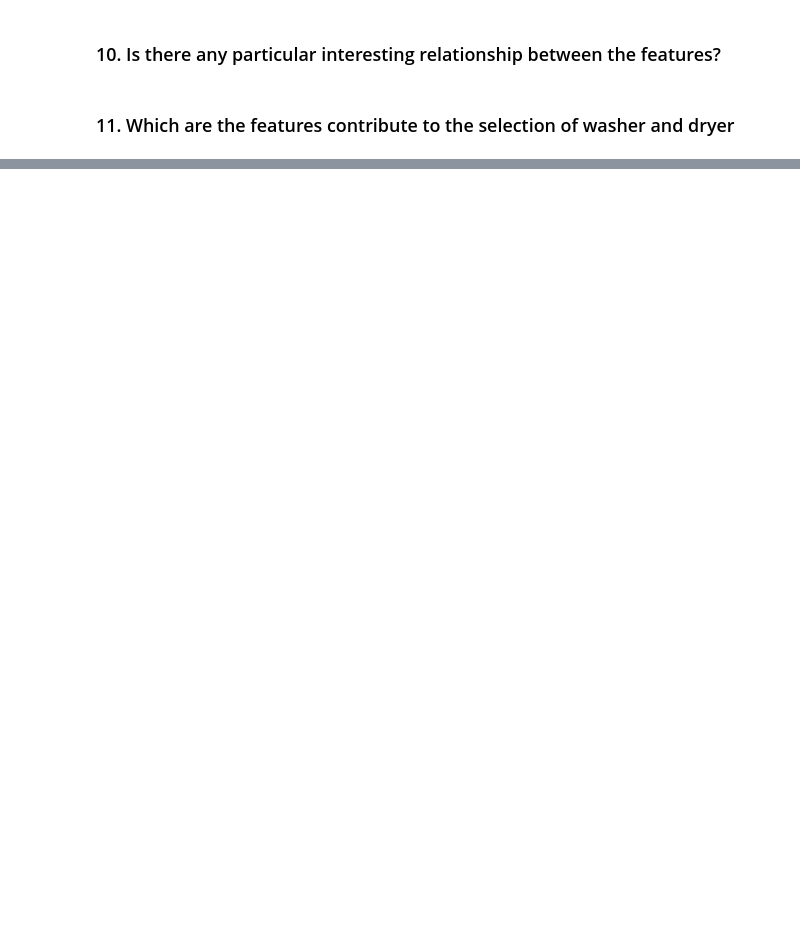
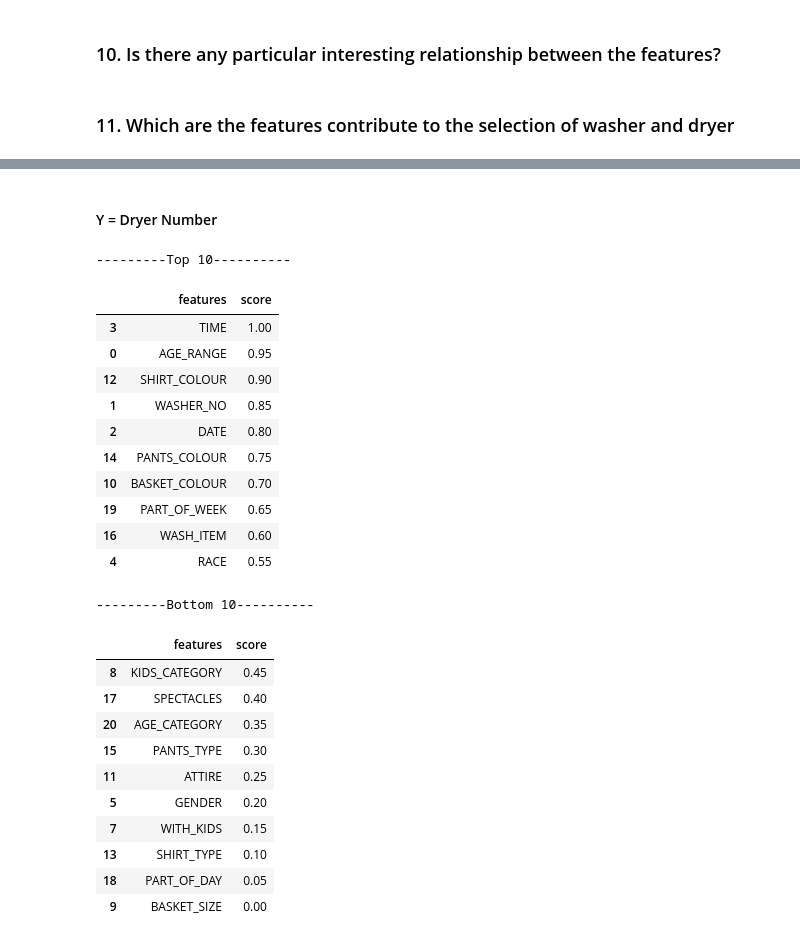
Before and after one commit to mzamfirdaus/dataminingproject, a Jupyter notebook: datapreprocessing.ipynb, the cells around one changed output, grey strips where cells are left out. Cells and saved outputs as stored; diff of their text form; code cells hidden in the pictures; blank space fills up the shorter version.

```diff
--- a/datapreprocessing.ipynb
+++ b/datapreprocessing.ipynb
@@ -903,0 +996,8 @@ alt.Chart(femaleWithKids).mark_bar().encode(
+# %%
+y_dryer = df_FS['DRYER_NO']
+X_dryer = df_FS.drop('DRYER_NO', axis=1)
+
+# your codes here...
+rf = RandomForestClassifier(n_jobs=-1, class_weight="balanced", max_depth=5)
+feat_selector_dryer = BorutaPy(rf, n_estimators="auto", random_state=1)
+feat_selector_dryer.fit(X_dryer.values, y_dryer.values.ravel())
@@ -903,0 +1056,42 @@ alt.Chart(femaleWithKids).mark_bar().encode(
+# %% [markdown]
+#### Y = Dryer Number
+# %%
+print('---------Top 10----------')
+# your codes here...
+# get ranking returned by boruta
+colnames = X_dryer.columns
+boruta_score_dryer = ranking(list(map(float, feat_selector_dryer.ranking_)), colnames, order=-1)
+boruta_score_dryer = pd.DataFrame(list(boruta_score_dryer.items()), columns=["features","score"])
+boruta_score_dryer = boruta_score_dryer.sort_values("score", ascending=False)
+
+#display top 10
+display(boruta_score_dryer.head(10))
+
+print('---------Bottom 10----------')
+# your codes here...
+boruta_score_dryer.tail(10)
+# %% [output]
+---------Top 10----------
+|  | features | score |
+| 3 | TIME | 1.00 |
+| 0 | AGE_RANGE | 0.95 |
+| 12 | SHIRT_COLOUR | 0.90 |
+| 1 | WASHER_NO | 0.85 |
+| 2 | DATE | 0.80 |
+| 14 | PANTS_COLOUR | 0.75 |
+| 10 | BASKET_COLOUR | 0.70 |
+| 19 | PART_OF_WEEK | 0.65 |
+| 16 | WASH_ITEM | 0.60 |
+| 4 | RACE | 0.55 |
+---------Bottom 10----------
+|  | features | score |
+| 8 | KIDS_CATEGORY | 0.45 |
+| 17 | SPECTACLES | 0.40 |
+| 20 | AGE_CATEGORY | 0.35 |
+| 15 | PANTS_TYPE | 0.30 |
+| 11 | ATTIRE | 0.25 |
+| 5 | GENDER | 0.20 |
+| 7 | WITH_KIDS | 0.15 |
+| 13 | SHIRT_TYPE | 0.10 |
+| 18 | PART_OF_DAY | 0.05 |
+| 9 | BASKET_SIZE | 0.00 |
```
Also changed, not shown: parts of 32 cells of this notebook.
